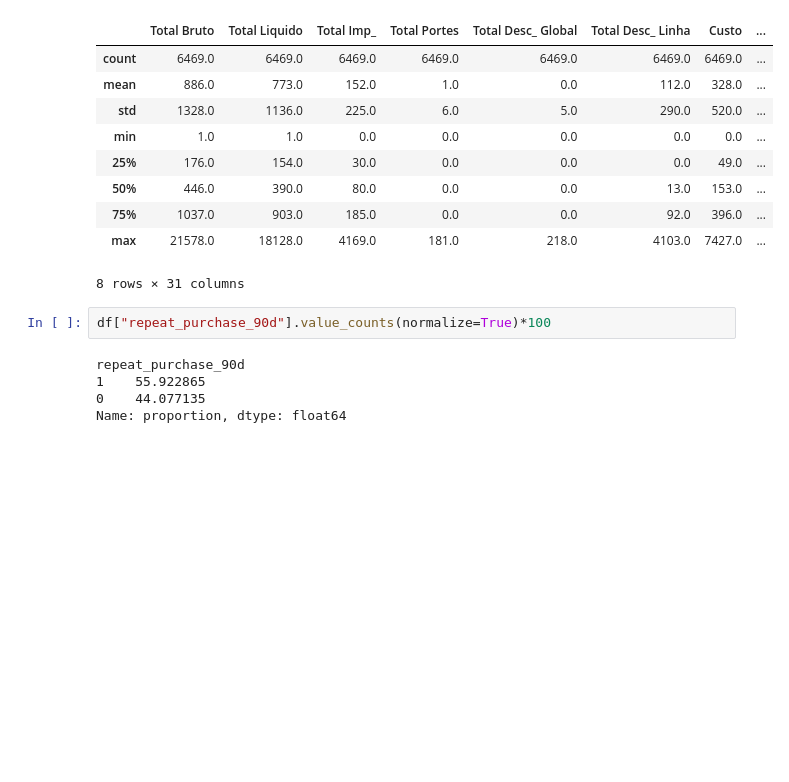
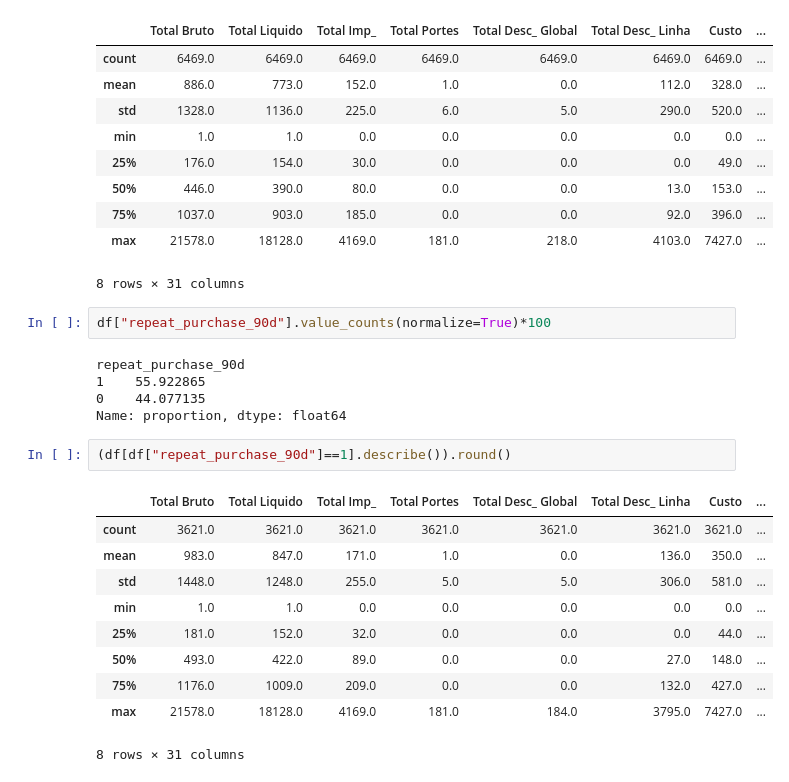
Before and after one commit to Martsnake/machine-learning, a Jupyter notebook: notebooks/Análise.ipynb, the cells around one changed output. Drawn from its saved outputs; the diff is of its cells as text; blank space fills up the shorter version.

```diff
--- a/notebooks/Análise.ipynb
+++ b/notebooks/Análise.ipynb
@@ -70,3 +61,16 @@ repeat_purchase_90d
 1    55.922865
 0    44.077135
 Name: proportion, dtype: float64
+# %%
+(df[df["repeat_purchase_90d"]==1].describe()).round()
+# %% [output]
+|  | Total Bruto | Total Liquido | Total Imp_ | Total Portes | Total Desc_ Global | Total Desc_ Linha | Custo | ... |
+| count | 3621.0 | 3621.0 | 3621.0 | 3621.0 | 3621.0 | 3621.0 | 3621.0 | ... |
+| mean | 983.0 | 847.0 | 171.0 | 1.0 | 0.0 | 136.0 | 350.0 | ... |
+| std | 1448.0 | 1248.0 | 255.0 | 5.0 | 5.0 | 306.0 | 581.0 | ... |
+| min | 1.0 | 1.0 | 0.0 | 0.0 | 0.0 | 0.0 | 0.0 | ... |
+| 25% | 181.0 | 152.0 | 32.0 | 0.0 | 0.0 | 0.0 | 44.0 | ... |
+| 50% | 493.0 | 422.0 | 89.0 | 0.0 | 0.0 | 27.0 | 148.0 | ... |
+| 75% | 1176.0 | 1009.0 | 209.0 | 0.0 | 0.0 | 132.0 | 427.0 | ... |
+| max | 21578.0 | 18128.0 | 4169.0 | 181.0 | 184.0 | 3795.0 | 7427.0 | ... |
+8 rows × 31 columns
```
Also changed, not shown: parts of 2 cells of this notebook.
